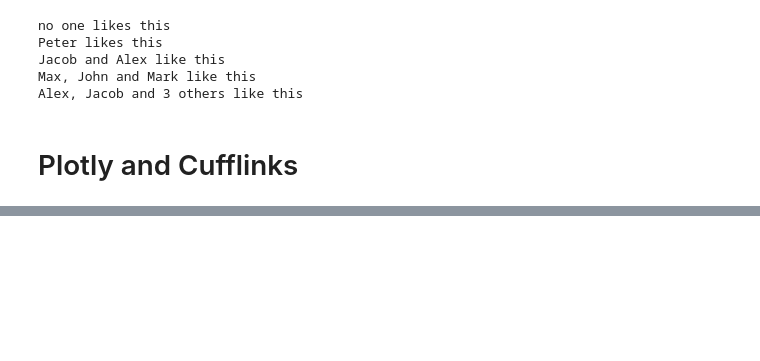
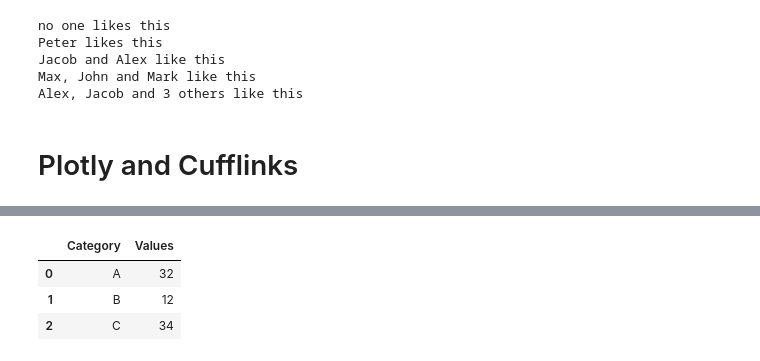
Before and after one commit to PyMore/Metaprogramming, a Jupyter notebook: pandas/pandas.ipynb, the cells around one changed output, grey strips where cells are left out. Saved outputs shown, nothing was run; the diff lists cells and outputs as text; code cells hidden in the pictures; blank space fills up the shorter version.

```diff
--- a/pandas/pandas.ipynb
+++ b/pandas/pandas.ipynb
@@ -136,0 +163,7 @@ ModuleNotFoundError: No module named 'cufflinks'
+# %%
+df2.head()
+# %% [output]
+|  | Category | Values |
+| 0 | A | 32 |
+| 1 | B | 12 |
+| 2 | C | 34 |
```
Also changed, not shown: parts of 15 cells of this notebook.
